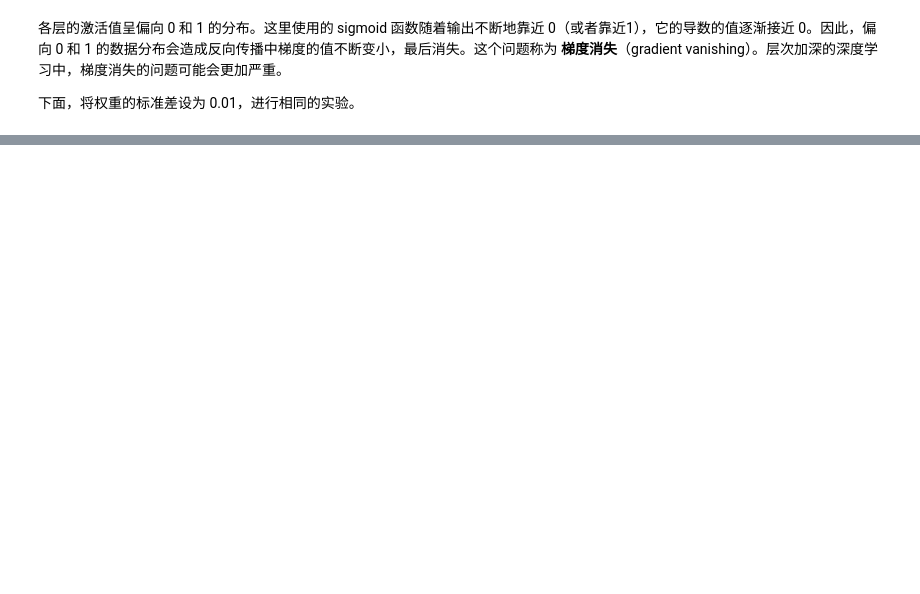
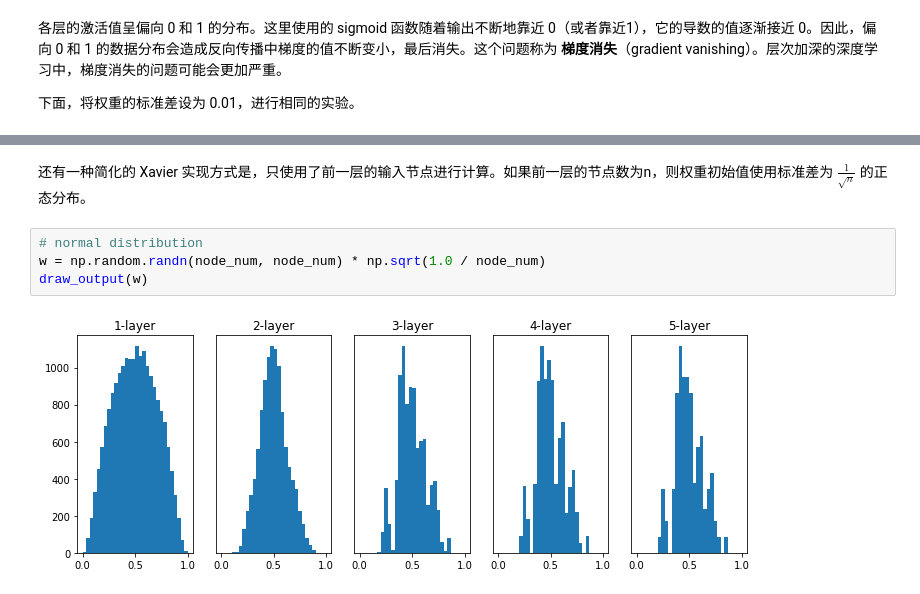
Before and after one commit to devonchenc/python-deep-learning, a Jupyter notebook: 12.Optimization_and_regularization.ipynb, the cells around one changed output, grey strips where cells are left out. Saved outputs shown, nothing was run; the diff lists cells and outputs as text; blank space fills up the shorter version.

Commit message:
Add Xavier initialization

```diff
--- a/12.Optimization_and_regularization.ipynb
+++ b/12.Optimization_and_regularization.ipynb
@@ -279 +294,9 @@ draw_output(w)
+# %% [markdown]
+还有一种简化的 Xavier 实现方式是，只使用了前一层的输入节点进行计算。如果前一层的节点数为n，则权重初始值使用标准差为 $\frac{1}{\sqrt{n}}$ 的正态分布。
+# %%
+# normal distribution
+w = np.random.randn(node_num, node_num) * np.sqrt(1.0 / node_num)
+draw_output(w)
+# %% [output]
+[figure, added]
 # %%
```
Also changed, not shown: parts of 11 cells of this notebook.
